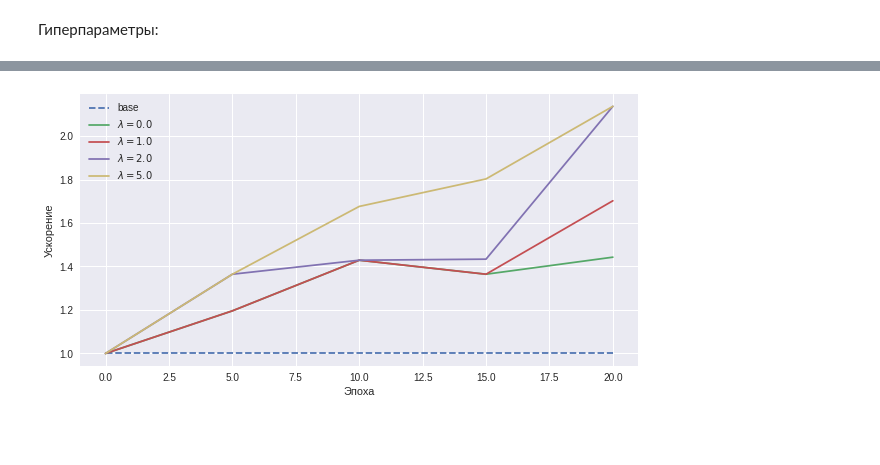
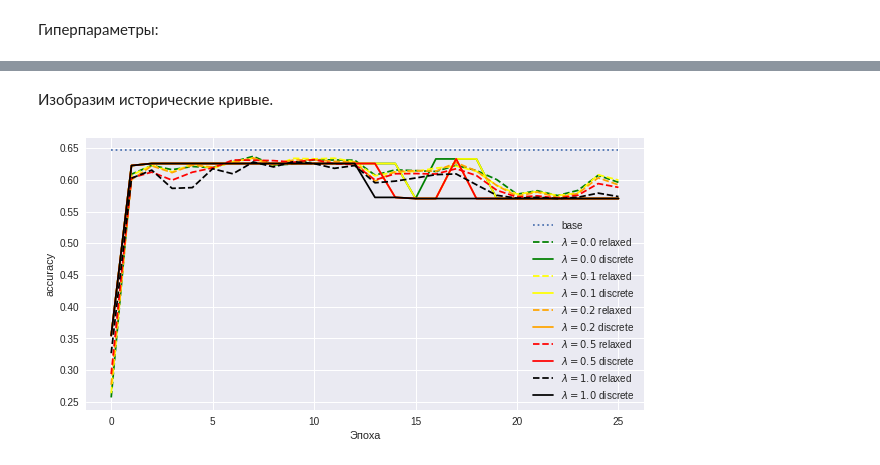
Before and after one commit to intsystems/2023-Problem-140, a Jupyter notebook: code/main_experiment.ipynb, the cells around one changed output, grey strips where cells are left out. Cells and saved outputs as stored; diff of their text form; code cells hidden in the pictures; blank space fills up the shorter version.

```diff
--- a/code/main_experiment.ipynb
+++ b/code/main_experiment.ipynb
@@ -279,22 +330,44 @@ plt.savefig('/content/drive/MyDrive/m1p/figs/params_curve_for_lambdas_hypernet.p
-# %%
-plt.figure(figsize=(10,5))
-
-base = 1
-plt.plot([0, EPOCHS-1], [base, base], ls='--', label="base")
-
-for lambd in lambds:
-    accels = []
-    for hypernet_state in hypernet_states[::5]:
-        hypernet.load_state_dict(hypernet_state)
-        gamma = hypernet(torch.tensor([lambd]).to(device))
-        gamma = (gamma>0.0) * 1.0
-        accels.append(1 / gamma.dot(times).cpu())
-    plt.plot(np.arange(0, len(hypernet_states), 5), accels, label=f"$\lambda={lambd}$")
-
-plt.ylabel('Ускорение')
-plt.xlabel('Эпоха')
-
-plt.legend()
-plt.savefig('/content/drive/MyDrive/m1p/figs/acceleration_curve_for_lambdas_hypernet.png', bbox_inches='tight')
-# %% [output]
-[figure, removed]
+# %% [markdown]
+Изобразим исторические кривые.
+# %%
+dir = '/'
+dir = '/last/'
+
+lambd_colors = {
+    0.:  'green',
+    .1:  'yellow',
+    .2:  'orange',
+    .5:  'red',
+    1.: 'black',
+}
+
+
+def plot_history(history, *, base=None, worst=None, ylabel, save_suffix,
+                 lambds=lambds, colors=lambd_colors):
+
+    plt.figure(figsize=(10,5))
+
+    if base is not None:
+        plt.plot([0, len(history)-1], [base]*2, ls=':', label="base")
+    if worst is not None:
+        plt.plot([0, len(history)-1], [worst]*2, ls=':', label="worst")
+
+    for lambd in lambds:
+        soft, discrete = [], []
+
+        plt.plot([entry[(lambd, False)] for entry in history],
+                 label=f"$\lambda={lambd}$ relaxed", c=colors[lambd], ls='--')
+
+        plt.plot([entry[(lambd, True)] for entry in history],
+                 label=f"$\lambda={lambd}$ discrete", c=colors[lambd])
+
+    plt.ylabel(ylabel)
+    plt.xlabel('Эпоха')
+
+    plt.legend()
+    plt.savefig(f'/content/drive/MyDrive/m1p/figs{dir}{save_suffix}.png', bbox_inches='tight')
+# %%
+plot_history(accuracy_history, base=base_accuracy,
+             ylabel='accuracy', save_suffix='accuracy_history')
+# %% [output]
+[figure, added]
```
Also changed, not shown: parts of 31 cells of this notebook.
